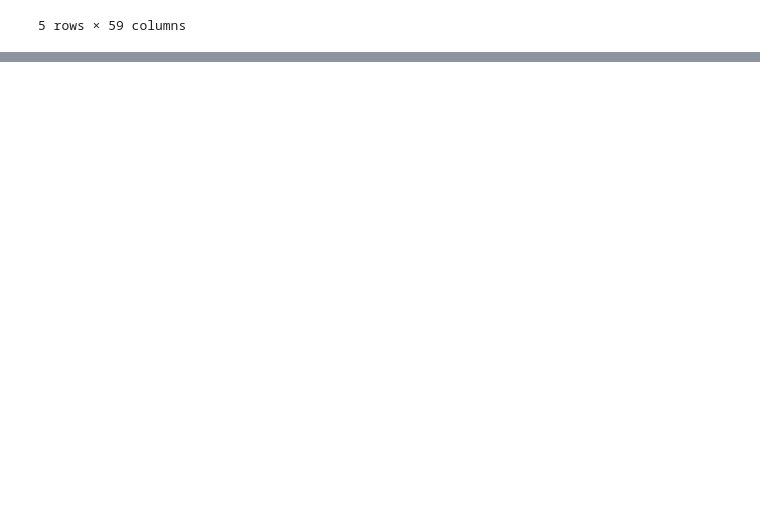
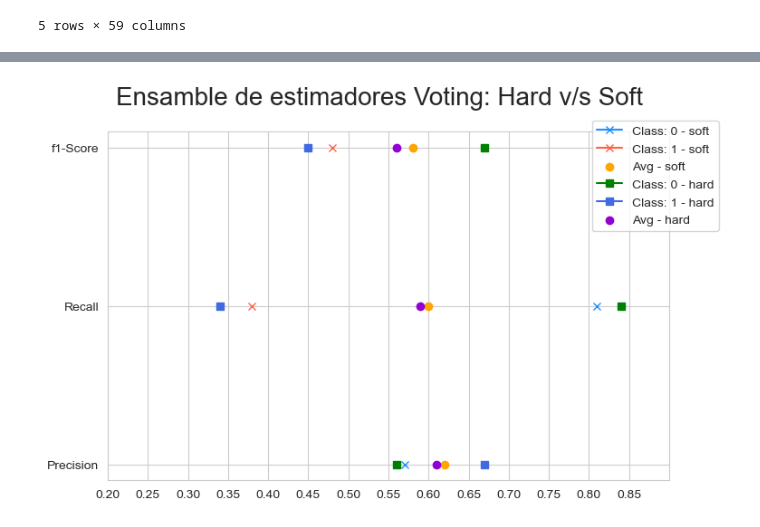
Before and after one commit to tomaspemora/desafio-latam-tareas-BA-TP, a Jupyter notebook: machine_learning/desafio_evaluado_5/desafio_ev.ipynb, the cells around one changed output, grey strips where cells are left out. Drawn from its saved outputs; the diff is of its cells as text; code cells hidden in the pictures; blank space fills up the shorter version.

```diff
--- a/machine_learning/desafio_evaluado_5/desafio_ev.ipynb
+++ b/machine_learning/desafio_evaluado_5/desafio_ev.ipynb
@@ -107,0 +218,10 @@ helpers.identify_high_correlations(df,.8)
+# %%
+X_train, X_test, y_train, y_test = train_test_split(X, y, test_size=.2, random_state=123)
+# %%
+
+estimators = [
+    ('lr', LogisticRegression()),
+    ('gnb', GaussianNB()), # Se cambio KMeans por SVC ya que KMeans no es un clasificador supervisado
+    ('dt_1', DecisionTreeClassifier(max_depth=1, random_state=123)),
+    ('dt_4', DecisionTreeClassifier(max_depth=4, random_state=123))
+]
@@ -107,0 +250,7 @@ helpers.identify_high_correlations(df,.8)
+# %%
+pipe_hard = Pipeline(steps=[
+    ('prep', prep),
+    ('model', VotingClassifier(estimators, voting = 'hard', n_jobs=-1)) #voting = hard, cuento la cantidad de votos que entrega cada modelo.
+])
+pipe_hard.fit(X_train, y_train)
+y_pred_hard = pipe_hard.predict(X_test)
@@ -107,0 +261,17 @@ helpers.identify_high_correlations(df,.8)
+# %%
+pipe_soft = Pipeline(steps=[
+    ('prep', prep),
+    ('model', VotingClassifier(estimators, voting = 'soft', n_jobs=-1)) #voting = soft
+])
+
+pipe_soft.fit(X_train, y_train)
+y_pred_soft = pipe_soft.predict(X_test)
+# %%
+sns.set_style('whitegrid')
+plt.figure(figsize=(8,5)).suptitle("Ensamble de estimadores Voting: Hard v/s Soft", fontsize=20)
+helpers.plot_classification_report(y_test, y_pred_soft, 'soft')
+helpers.plot_classification_report(y_test, y_pred_hard, 'hard')
+plt.xlim(0.2, 0.9)
+plt.xticks(np.arange(0.2, 0.9, step=0.05));
+# %% [output]
+[figure, added]
```
Also changed, not shown: parts of 17 cells of this notebook, 2 other files.
